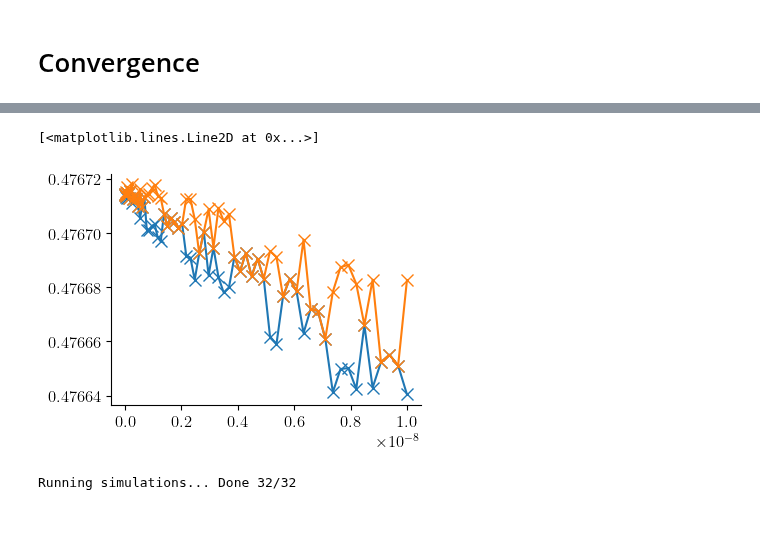
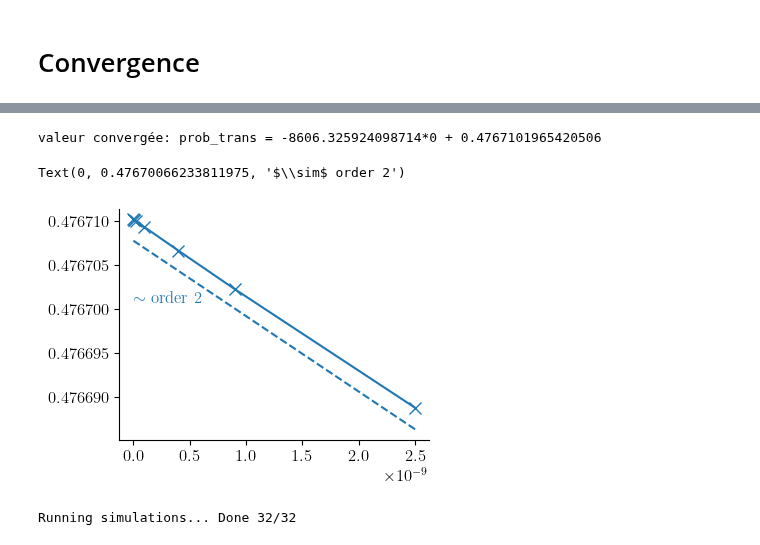
Before and after one commit to TomVdt/PhysNum, a Jupyter notebook: exercice6/analysis/analysis_ii.ipynb, the cells around one changed output, grey strips where cells are left out. Cells and saved outputs as stored; diff of their text form; code cells hidden in the pictures.

```diff
--- a/exercice6/analysis/analysis_ii.ipynb
+++ b/exercice6/analysis/analysis_ii.ipynb
@@ -195,9 +207,14 @@ probs_dt2 = np.array(probs_dt2)
-# %%
-plt.plot(delta_ts**2, probs_dt1, marker='x')
-plt.plot(delta_ts**2, probs_dt2, marker='x')
-# %% [output]
-[<matplotlib.lines.Line2D at 0x...>]
-[figure, removed]
+# %%
+plt.plot(dts**2, probs_dt1, marker='x')
+
+coefs = np.polyfit(dts**2, probs_dt1, 1)
+print(f"valeur convergée: prob_trans = {coefs[0]}*0 + {coefs[1]}")
+plt.plot(dts**2, (dts**2)*coefs[0] + coefs[1]*(1-5*1e-6), '--', color='tab:blue')
+plt.annotate(r'$\sim$ order 2', (0, coefs[1]*(1-2*1e-5)), xycoords='data', color='tab:blue')
+# %% [output]
+valeur convergée: prob_trans = -8606.325924098714*0 + 0.4767101965420506
+Text(0, 0.47670066233811975, '$\\sim$ order 2')
+[figure, added]
 # %%
 V0s = np.linspace(0.4, 3, 32) * E
 
```
Also changed, not shown: parts of 9 cells of this notebook, 1 other file.
